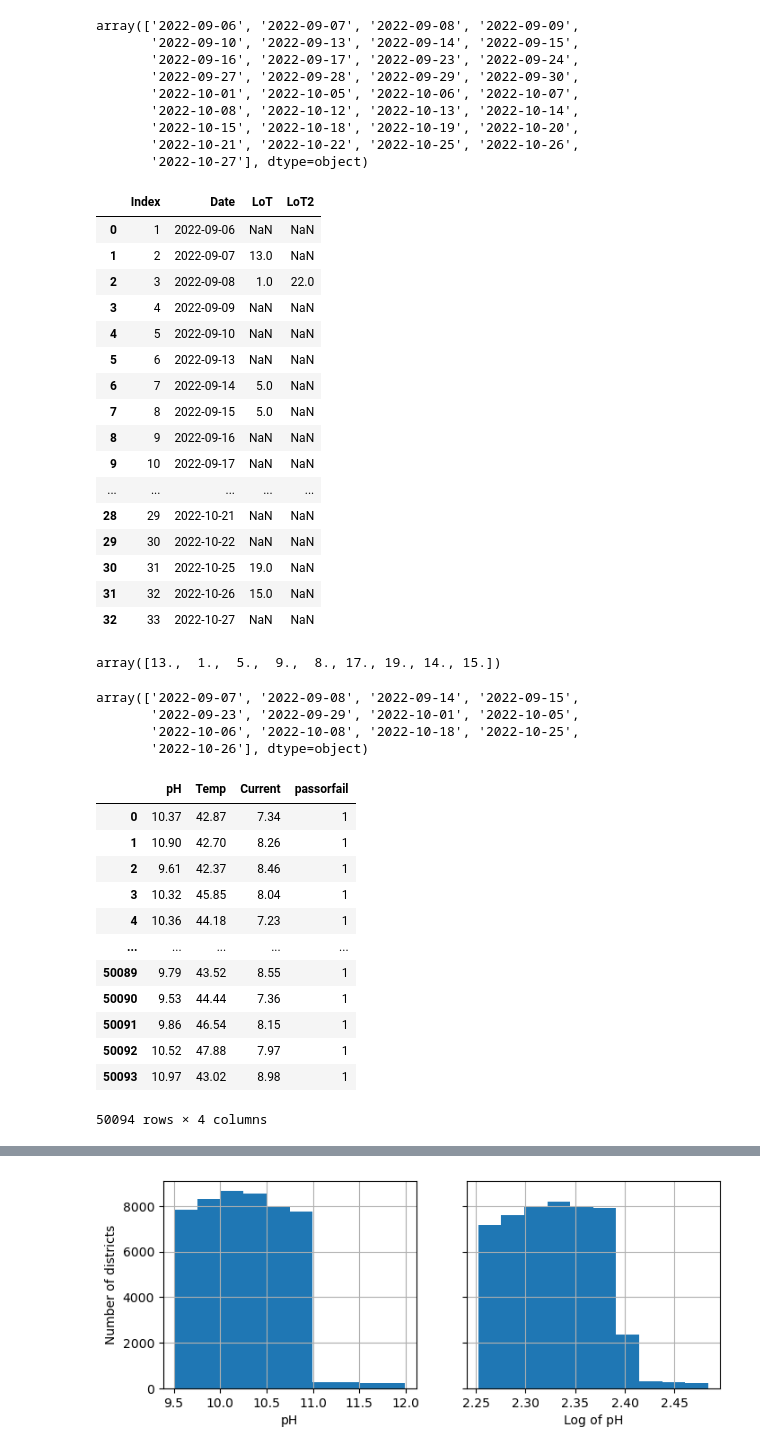
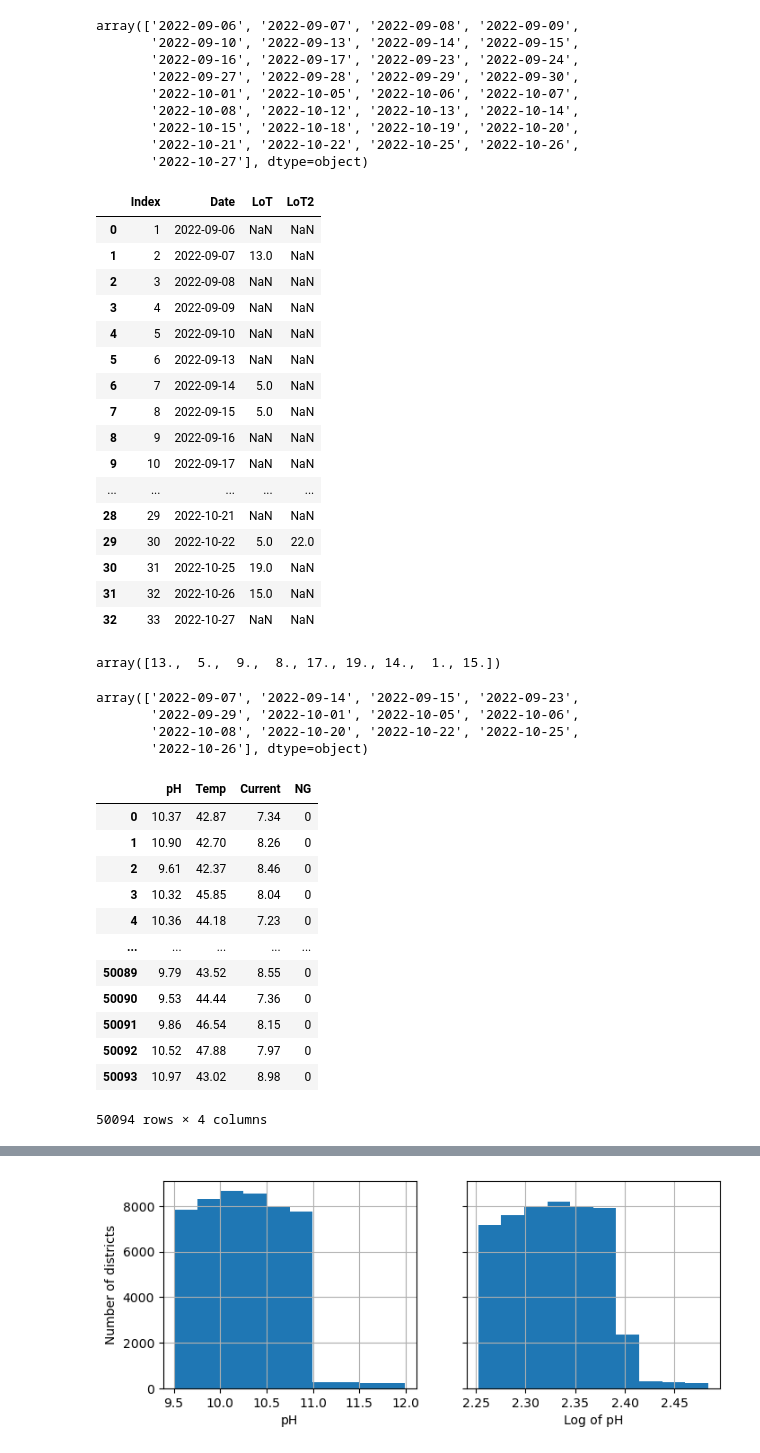
Before and after one commit to sakura09040904/Portfolio, a Jupyter notebook: 2. 1학년2학기/python/Work/Xentech_Bigdata_Analysis_ML.ipynb, the cells around one changed output, grey strips where cells are left out. Cells and saved outputs as stored; diff of their text form; code cells hidden in the pictures.

```diff
--- a/2. 1학년2학기/python/Work/Xentech_Bigdata_Analysis_ML.ipynb
+++ b/2. 1학년2학기/python/Work/Xentech_Bigdata_Analysis_ML.ipynb
@@ -23,7 +23,7 @@ from sklearn.metrics import classification_report
 from warnings import filterwarnings
 filterwarnings('ignore')
 # %%
-new_path = os.path.join(os.getcwd(),'data_Xentech')
+new_path = os.path.join(os.getcwd(),'data_Xentech_copy')
 new_path
 
 f_lists = os.listdir(new_path)
@@ -158,7 +158,7 @@ df_er
 |  | Index | Date | LoT | LoT2 |
 | 0 | 1 | 2022-09-06 | NaN | NaN |
 | 1 | 2 | 2022-09-07 | 13.0 | NaN |
-| 2 | 3 | 2022-09-08 | 1.0 | 22.0 |
+| 2 | 3 | 2022-09-08 | NaN | NaN |
 | 3 | 4 | 2022-09-09 | NaN | NaN |
 | 4 | 5 | 2022-09-10 | NaN | NaN |
 | 5 | 6 | 2022-09-13 | NaN | NaN |
@@ -168,7 +168,7 @@ df_er
 | 9 | 10 | 2022-09-17 | NaN | NaN |
 | ... | ... | ... | ... | ... |
 | 28 | 29 | 2022-10-21 | NaN | NaN |
-| 29 | 30 | 2022-10-22 | NaN | NaN |
+| 29 | 30 | 2022-10-22 | 5.0 | 22.0 |
 | 30 | 31 | 2022-10-25 | 19.0 | NaN |
 | 31 | 32 | 2022-10-26 | 15.0 | NaN |
 | 32 | 33 | 2022-10-27 | NaN | NaN |
@@ -177,46 +177,46 @@ er_drop = df_er.dropna(thresh=3, axis=0)
 lot_er_list = er_drop['LoT'].unique()
 lot_er_list
 # %% [output]
-array([13.,  1.,  5.,  9.,  8., 17., 19., 14., 15.])
+array([13.,  5.,  9.,  8., 17., 19., 14.,  1., 15.])
 # %%
 d_er_list = er_drop['Date'].unique()
 d_er_list
 # %% [output]
-array(['2022-09-07', '2022-09-08', '2022-09-14', '2022-09-15',
-       '2022-09-23', '2022-09-29', '2022-10-01', '2022-10-05',
-       '2022-10-06', '2022-10-08', '2022-10-18', '2022-10-25',
+array(['2022-09-07', '2022-09-14', '2022-09-15', '2022-09-23',
+       '2022-09-29', '2022-10-01', '2022-10-05', '2022-10-06',
+       '2022-10-08', '2022-10-20', '2022-10-22', '2022-10-25',
        '2022-10-26'], dtype=object)
 # %%
-df_total = pd.DataFrame(columns=['pH','Temp','Current','passorfail'])
+df_total = pd.DataFrame(columns=['pH','Temp','Current','NG'])
 # %%
 for d in d_lists:
     for lot in lot_lists:
         tmp = df[(df['Date']==d)&(df['Lot']==lot)]
         tmp = tmp[['pH', 'Temp','Current']]
         er_df = er_drop[(er_drop['Date']==d)&
                               ((er_drop['LoT']==lot)|(er_drop['LoT2']==lot))]
         len_error = len(er_df)
         if len_error>0:
+            trr = np.full((tmp['pH'].shape), 1)
+        else:
             trr = np.full((tmp['pH'].shape), 0)
-        else:
-            trr = np.full((tmp['pH'].shape), 1)
-        tmp['passorfail'] = trr
+        tmp['NG'] = trr
         df_total = df_total.append(tmp)
 df_total =  df_total.apply(pd.to_numeric)
 df_total
 # %% [output]
-|  | pH | Temp | Current | passorfail |
-| 0 | 10.37 | 42.87 | 7.34 | 1 |
-| 1 | 10.90 | 42.70 | 8.26 | 1 |
-| 2 | 9.61 | 42.37 | 8.46 | 1 |
-| 3 | 10.32 | 45.85 | 8.04 | 1 |
-| 4 | 10.36 | 44.18 | 7.23 | 1 |
+|  | pH | Temp | Current | NG |
+| 0 | 10.37 | 42.87 | 7.34 | 0 |
+| 1 | 10.90 | 42.70 | 8.26 | 0 |
+| 2 | 9.61 | 42.37 | 8.46 | 0 |
+| 3 | 10.32 | 45.85 | 8.04 | 0 |
+| 4 | 10.36 | 44.18 | 7.23 | 0 |
 | ... | ... | ... | ... | ... |
-| 50089 | 9.79 | 43.52 | 8.55 | 1 |
-| 50090 | 9.53 | 44.44 | 7.36 | 1 |
-| 50091 | 9.86 | 46.54 | 8.15 | 1 |
-| 50092 | 10.52 | 47.88 | 7.97 | 1 |
-| 50093 | 10.97 | 43.02 | 8.98 | 1 |
+| 50089 | 9.79 | 43.52 | 8.55 | 0 |
+| 50090 | 9.53 | 44.44 | 7.36 | 0 |
+| 50091 | 9.86 | 46.54 | 8.15 | 0 |
+| 50092 | 10.52 | 47.88 | 7.97 | 0 |
+| 50093 | 10.97 | 43.02 | 8.98 | 0 |
 50094 rows × 4 columns
 # %%
 df_total.describe()
```
Also changed, not shown: parts of 5 cells of this notebook, 47 other files.
